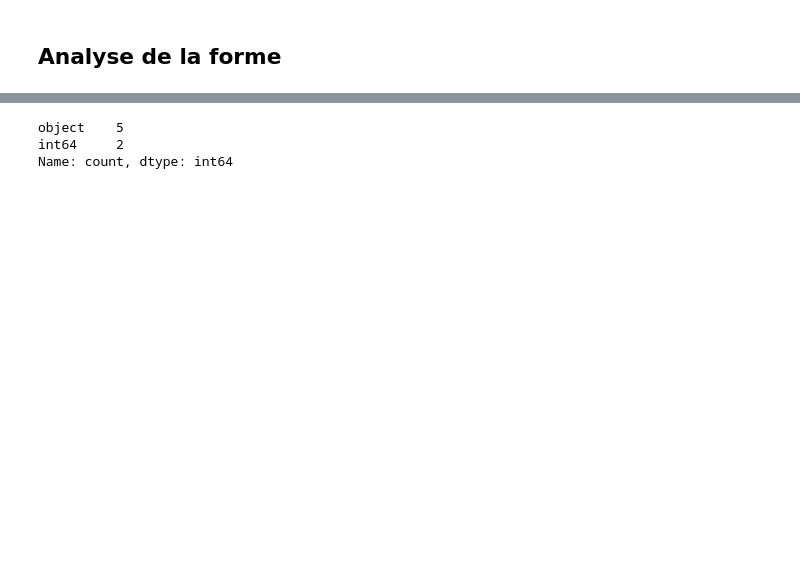
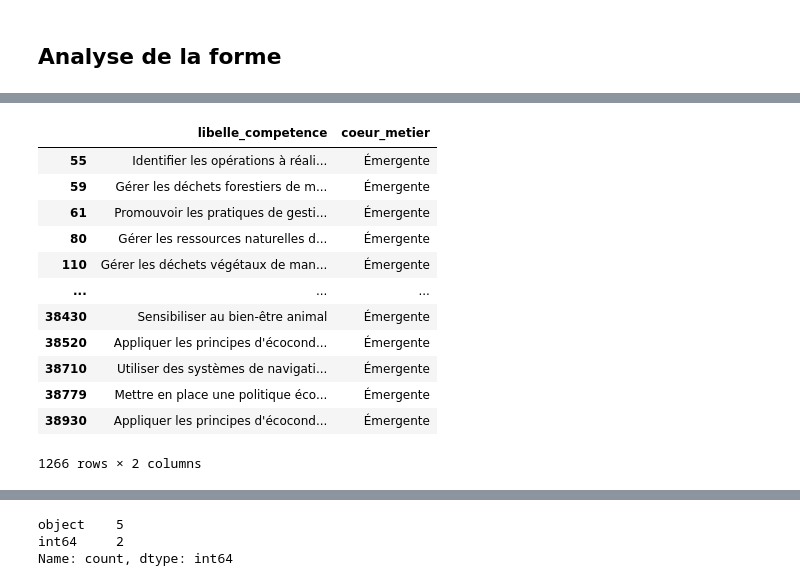
Before and after one commit to salphonse/Radar-Metier, a Jupyter notebook: script/ML/ML - EDA.ipynb, the cells around one changed output, grey strips where cells are left out. Saved outputs shown, nothing was run; the diff lists cells and outputs as text; code cells hidden in the pictures; blank space fills up the shorter version.

```diff
--- a/script/ML/ML - EDA.ipynb
+++ b/script/ML/ML - EDA.ipynb
@@ -292,0 +270,18 @@ dtype: object
+# %%
+# Visualiser les compétences émergentes:
+df_emergente = df[df['coeur_metier'] == "Émergente"].groupby('libelle_competence')[['libelle_competence', 'coeur_metier']]
+df_emergente.head(30)
+# %% [output]
+|  | libelle_competence | coeur_metier |
+| 55 | Identifier les opérations à réali... | Émergente |
+| 59 | Gérer les déchets forestiers de m... | Émergente |
+| 61 | Promouvoir les pratiques de gesti... | Émergente |
+| 80 | Gérer les ressources naturelles d... | Émergente |
+| 110 | Gérer les déchets végétaux de man... | Émergente |
+| ... | ... | ... |
+| 38430 | Sensibiliser au bien-être animal | Émergente |
+| 38520 | Appliquer les principes d'écocond... | Émergente |
+| 38710 | Utiliser des systèmes de navigati... | Émergente |
+| 38779 | Mettre en place une politique éco... | Émergente |
+| 38930 | Appliquer les principes d'écocond... | Émergente |
+1266 rows × 2 columns
```
Also changed, not shown: parts of 34 cells of this notebook, 1 other file.
